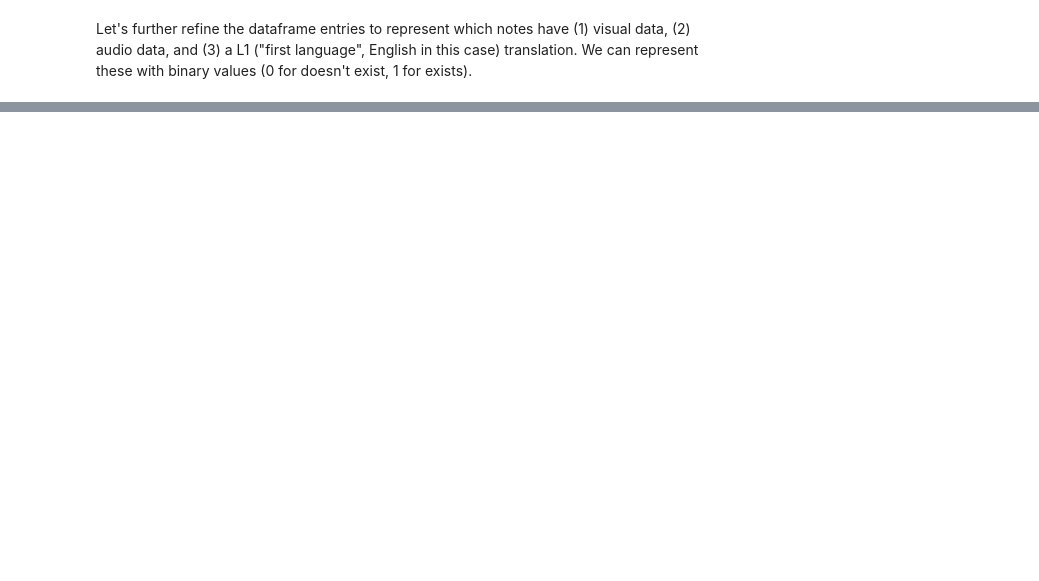
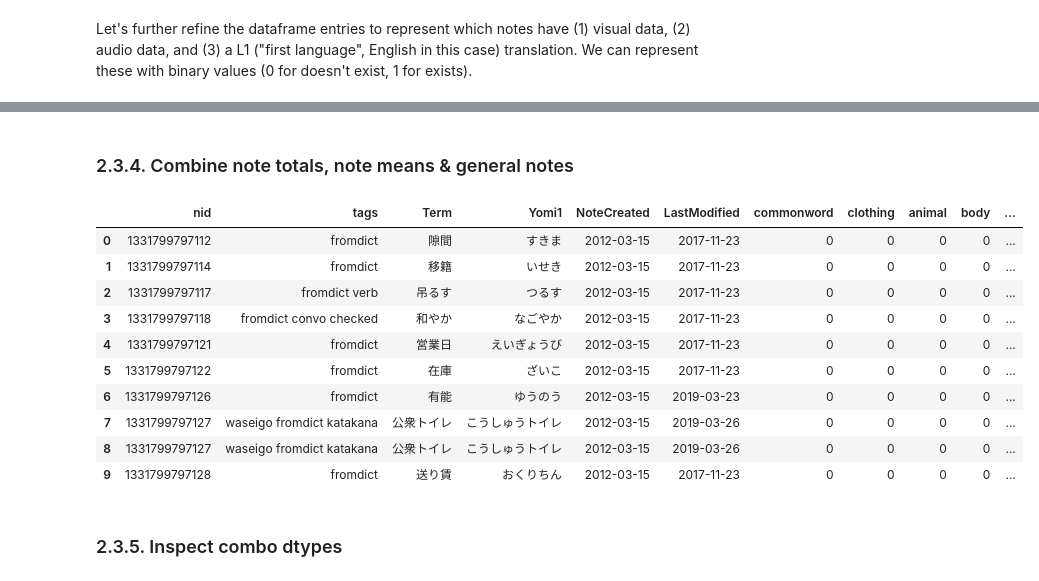
Before and after one commit to avidrucker/vocab-analysis, a Jupyter notebook: section_2_prepare_the_data.ipynb, the cells around one changed output, grey strips where cells are left out. Saved outputs shown, nothing was run; the diff lists cells and outputs as text; code cells hidden in the pictures; blank space fills up the shorter version.

```diff
--- a/section_2_prepare_the_data.ipynb
+++ b/section_2_prepare_the_data.ipynb
@@ -1016,0 +1059,7 @@ df_notes_010_combo.head(5)
+# %%
+# this data frame will provide total reps per term, total lapses per term, and vectors (card types) per term
+df_combo_001_grouped_notes.tail(20)[-5:]
+
+df_combo_002_note_totals = df_combo_001_grouped_notes.copy()
+df_combo_002_note_totals = df_combo_002_note_totals.drop(['ivl','factor'],axis=1)
+df_combo_002_note_totals.tail(20)[-5:]
@@ -1016,0 +1074,8 @@ df_notes_010_combo.head(5)
+# %%
+df_combo_002_note_totals = df_combo_002_note_totals.rename(
+    columns={
+        'reps':'reps_total', 'lapses':'lapses_total', 'CardType_listen':'hasListenCard',
+        'CardType_recall':'hasTranslateCard', 'CardType_read':'hasReadCard',
+        'CardType_look':'hasPictureCard'
+    }
+)
@@ -1016,0 +1094,9 @@ df_notes_010_combo.head(5)
+# %%
+df_combo_003_note_means = df_combo_001_grouped_notes.copy()
+df_combo_003_note_means = df_combo_003_note_means.groupby(['nid']).mean()
+# %%
+df_combo_003_note_means = df_combo_003_note_means.drop(['CardType_listen','CardType_recall',
+    'CardType_read', 'CardType_look'],axis=1)
+df_combo_003_note_means = df_combo_003_note_means.rename(
+    columns={'ivl':'mean_ivl','factor':'mean_factor','reps':'mean_reps','lapses':'mean_lapses'})
+df_combo_003_note_means.tail(20)[-5:]
@@ -1016,0 +1111,24 @@ df_notes_010_combo.head(5)
+# %% [markdown]
+### 2.3.4. Combine note totals, note means & general notes
+# %%
+df_combo_004_notes_galore = pd.merge(df_combo_003_note_means, df_combo_002_note_totals,on='nid')
+df_combo_005_notes_galore = pd.merge(df_combo,df_combo_004_notes_galore,on='nid')
+# https://stackoverflow.com/questions/47022070/display-all-dataframe-columns-in-a-jupyter-python-notebook
+pd.options.display.max_columns = None
+# drop card specific columns, these are no longer valid
+df_combo_005_notes_galore = df_combo_005_notes_galore.drop(['cid','ivl','factor','reps','lapses','CardCreated','DueDate','ivl_q','factor_q','CardType_listen','CardType_look','CardType_read','CardType_recall'],axis=1)
+df_combo_005_notes_galore.head(10)
+# %% [output]
+|  | nid | tags | Term | Yomi1 | NoteCreated | LastModified | commonword | clothing | animal | body | ... |
+| 0 | 1331799797112 | fromdict | 隙間 | すきま | 2012-03-15 | 2017-11-23 | 0 | 0 | 0 | 0 | ... |
+| 1 | 1331799797114 | fromdict | 移籍 | いせき | 2012-03-15 | 2017-11-23 | 0 | 0 | 0 | 0 | ... |
+| 2 | 1331799797117 | fromdict verb | 吊るす | つるす | 2012-03-15 | 2017-11-23 | 0 | 0 | 0 | 0 | ... |
+| 3 | 1331799797118 | fromdict convo checked | 和やか | なごやか | 2012-03-15 | 2017-11-23 | 0 | 0 | 0 | 0 | ... |
+| 4 | 1331799797121 | fromdict | 営業日 | えいぎょうび | 2012-03-15 | 2017-11-23 | 0 | 0 | 0 | 0 | ... |
+| 5 | 1331799797122 | fromdict | 在庫 | ざいこ | 2012-03-15 | 2017-11-23 | 0 | 0 | 0 | 0 | ... |
+| 6 | 1331799797126 | fromdict | 有能 | ゆうのう | 2012-03-15 | 2019-03-23 | 0 | 0 | 0 | 0 | ... |
+| 7 | 1331799797127 | waseigo fromdict katakana | 公衆トイレ | こうしゅうトイレ | 2012-03-15 | 2019-03-26 | 0 | 0 | 0 | 0 | ... |
+| 8 | 1331799797127 | waseigo fromdict katakana | 公衆トイレ | こうしゅうトイレ | 2012-03-15 | 2019-03-26 | 0 | 0 | 0 | 0 | ... |
+| 9 | 1331799797128 | fromdict | 送り賃 | おくりちん | 2012-03-15 | 2017-11-23 | 0 | 0 | 0 | 0 | ... |
+# %% [markdown]
+### 2.3.5. Inspect combo dtypes
```
Also changed, not shown: parts of 199 cells of this notebook, 3 other files.
